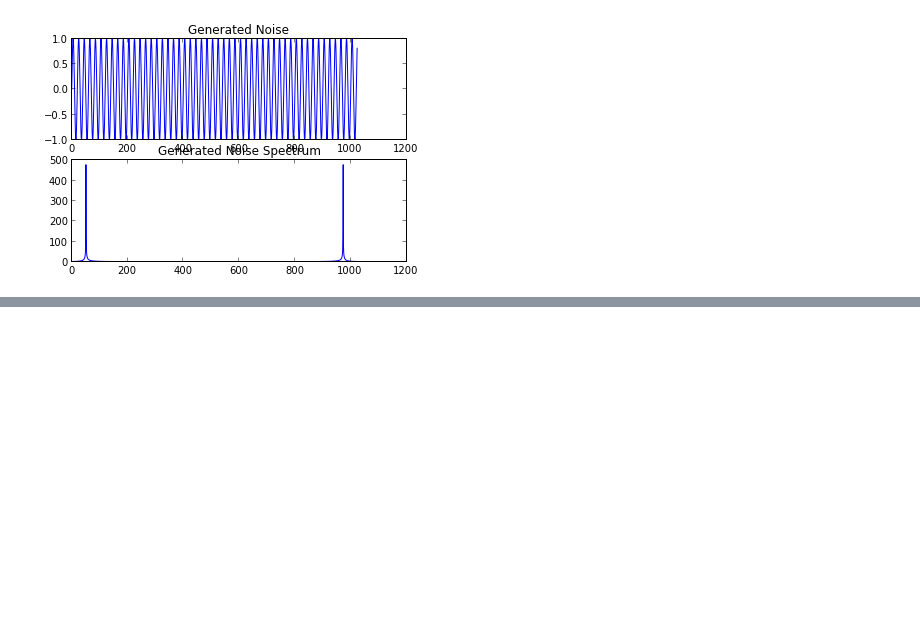
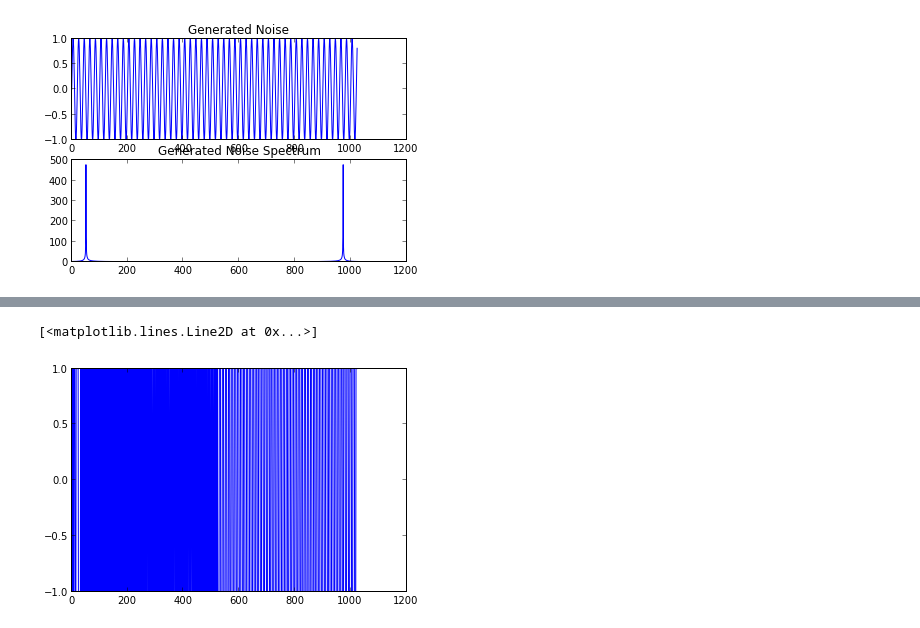
Before and after one commit to minhung/AppMathMethod, a Jupyter notebook: Signal_Analysis.ipynb, the cells around one changed output, grey strips where cells are left out. Saved outputs shown, nothing was run; the diff lists cells and outputs as text; code cells hidden in the pictures; blank space fills up the shorter version.

```diff
--- a/Signal_Analysis.ipynb
+++ b/Signal_Analysis.ipynb
@@ -74,0 +116,8 @@ pp.show()
+# %%
+mySampleData = [np.sin(numpy.pi*a/10) for a in range(0, 1024)]
+myt =np.linspace(0, 1024, 1024, endpoint=False)
+mySignal = signal.square(2 * np.pi * 5 * myt)
+plt.plot(mySignal)
+# %% [output]
+[<matplotlib.lines.Line2D at 0x...>]
+[figure, added]
```
Also changed, not shown: parts of 9 cells of this notebook, 10 other files.
